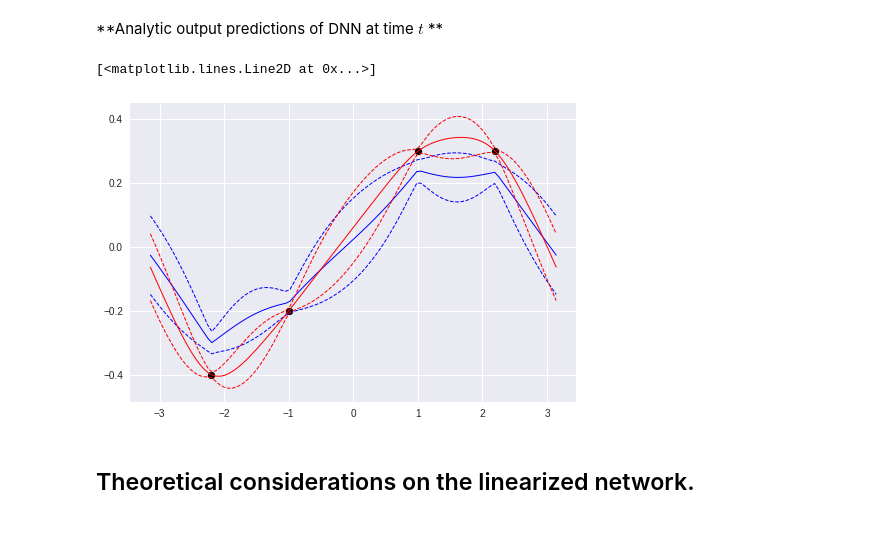
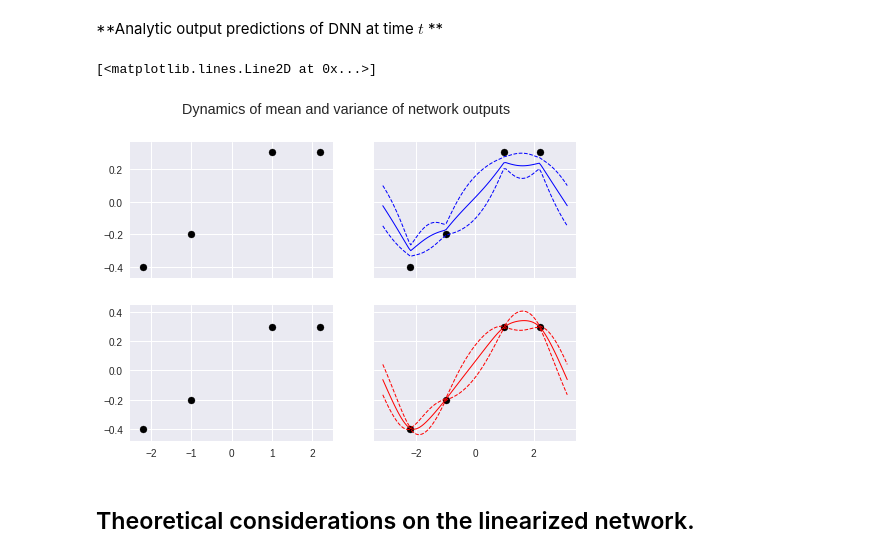
Before and after one commit to bobby-he/Neural_Tangent_Kernel, a Jupyter notebook: notebooks/report.ipynb, the cells around one changed output. Cells and saved outputs as stored; diff of their text form; code cells hidden in the pictures; blank space fills up the shorter version.

```diff
--- a/notebooks/report.ipynb
+++ b/notebooks/report.ipynb
@@ -490,41 +490,51 @@ deepArcCosine = DeepArcCosine(input_dim = input_dim, num_steps = num_hidden_laye
 X = input_data
 Y = target_data
 X_star = test_data
 
 # NNGP prior and posterior
 nngp = NNGP(deepArcCosine,X,Y,X_star)
 prior_std = nngp.prior_std()
 posterior_mean = nngp.posterior_mean()
 posterior_std = nngp.posterior_std()
 
 # get the NNGP kernels
 K = nngp.get_K()
 K_star = nngp.get_Kstar()
 K_ss = nngp.get_Kss()
 
 # get NTK at time t
 t1 = 10
 myNTK_t1 = NTK_analytic_pred(deepArcCosine,X,Y,X_star,t1,eta,K,K_star,K_ss)
 NTK_mean_t1 = myNTK.NTK_mean()
 NTK_std_t1 = myNTK.NTK_std()
 
 # plot
-plt.scatter(gamma_data.cpu().numpy(), target_data.cpu().numpy(), color='black',label = 'training points')
-plt.plot(gamma_test.cpu().numpy(), NTK_mean, color='blue',
+f, ((ax1, ax2), (ax3, ax4)) = plt.subplots(2, 2, sharex='col', sharey='row')
+f.suptitle('Dynamics of mean and variance of network outputs')
+
+ax1.scatter(gamma_data.cpu().numpy(), target_data.cpu().numpy(), color='black',label = 'training points')
+
+ax2.scatter(gamma_data.cpu().numpy(), target_data.cpu().numpy(), color='black',label = 'training points')
+ax2.plot(gamma_test.cpu().numpy(), NTK_mean_t1, color='blue',
            linestyle='-', alpha = 1,  label = 'NTK mean', linewidth = 1)
-plt.plot(gamma_test.cpu().numpy(), NTK_mean+1.28*NTK_std, color='blue',
+ax2.plot(gamma_test.cpu().numpy(), NTK_mean_t1+1.28*NTK_std_t1, color='blue',
            linestyle='--', alpha = 1,  label = 'NTK std', linewidth = 1)
-plt.plot(gamma_test.cpu().numpy(), NTK_mean-1.28*NTK_std, color='blue',
+ax2.plot(gamma_test.cpu().numpy(), NTK_mean_t1-1.28*NTK_std_t1, color='blue',
            linestyle='--', alpha = 1, linewidth = 1)
-plt.plot(gamma_test.cpu().numpy(), posterior_mean, color='red',
+
+
+ax3.scatter(gamma_data.cpu().numpy(), target_data.cpu().numpy(), color='black',label = 'training points')
+
+ax4.scatter(gamma_data.cpu().numpy(), target_data.cpu().numpy(), color='black',label = 'training points')
+ax4.plot(gamma_test.cpu().numpy(), posterior_mean, color='red',
            linestyle='-', alpha = 1,  label = 'NNGP mean', linewidth = 1)
-plt.plot(gamma_test.cpu().numpy(), posterior_mean+1.28*posterior_std, color='red',
+ax4.plot(gamma_test.cpu().numpy(), posterior_mean+1.28*posterior_std, color='red',
            linestyle='--', alpha = 1,  label = 'NNGP std', linewidth = 1)
-plt.plot(gamma_test.cpu().numpy(), posterior_mean-1.28*posterior_std, color='red',
+ax4.plot(gamma_test.cpu().numpy(), posterior_mean-1.28*posterior_std, color='red',
            linestyle='--', alpha = 1, linewidth = 1)
 # %% [output]
 [<matplotlib.lines.Line2D at 0x...>]
-[figure, old version]
+[figure, new version]
 # %% [markdown]
 ## Theoretical considerations on the linearized network.
 # %% [markdown]
```
